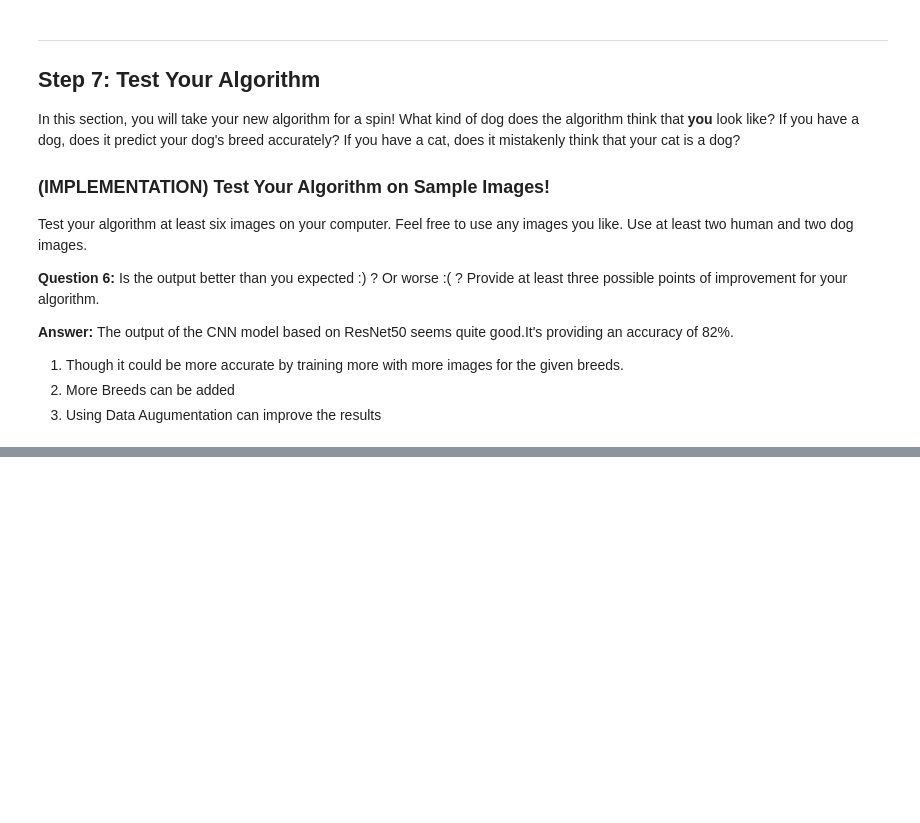
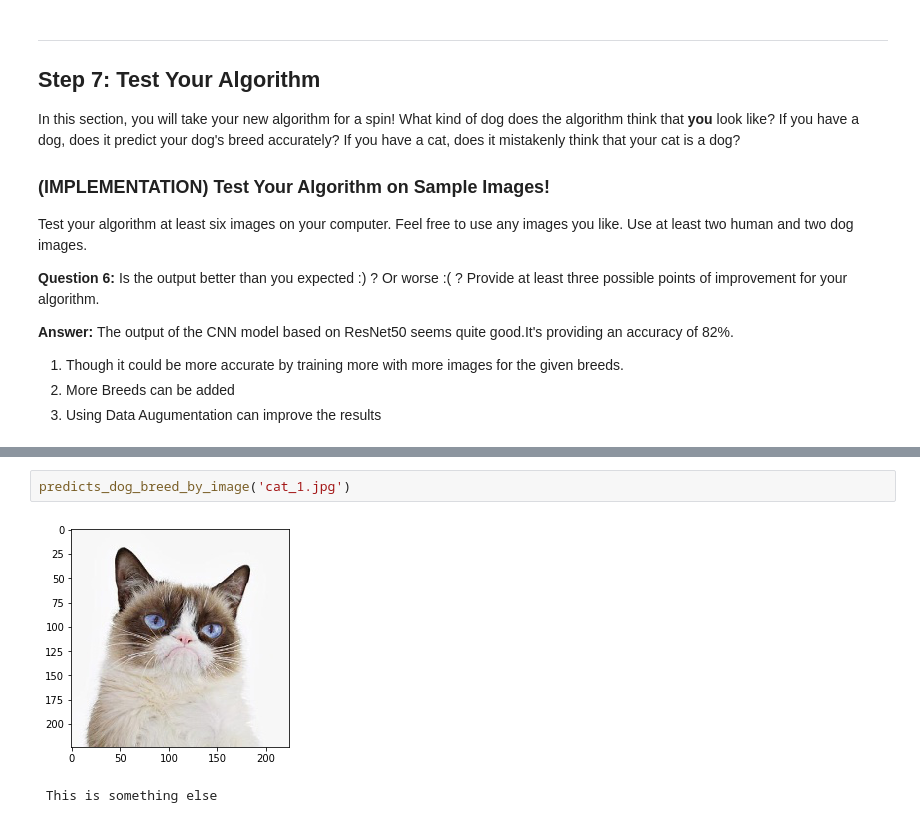
Before and after one commit to AJAX6255/dog-project, a Jupyter notebook: dog_app.ipynb, the cells around one changed output, grey strips where cells are left out. Drawn from its saved outputs; the diff is of its cells as text; blank space fills up the shorter version.

```diff
--- a/dog_app.ipynb
+++ b/dog_app.ipynb
@@ -959,0 +927,5 @@ __Answer:__  The output of the CNN model based on ResNet50 seems quite good.It's
+# %%
+predicts_dog_breed_by_image('cat_1.jpg')
+# %% [output]
+[figure, added]
+ This is something else
```
Also changed, not shown: parts of 21 cells of this notebook, 1 other file.
